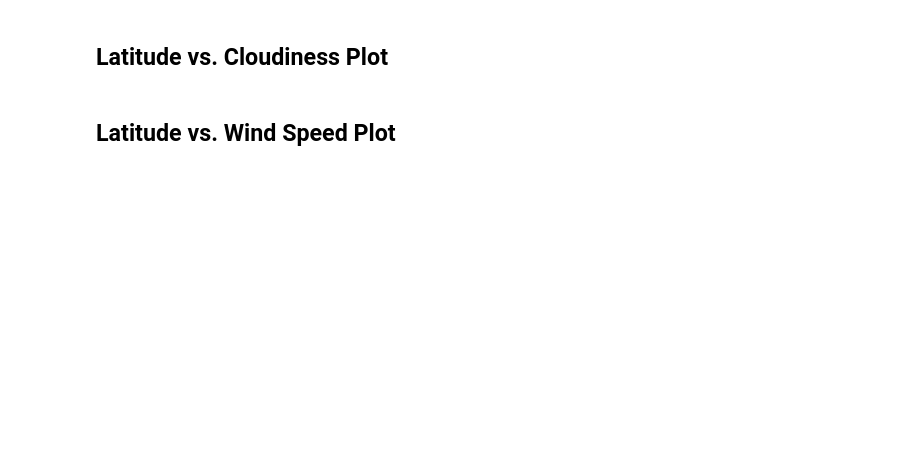
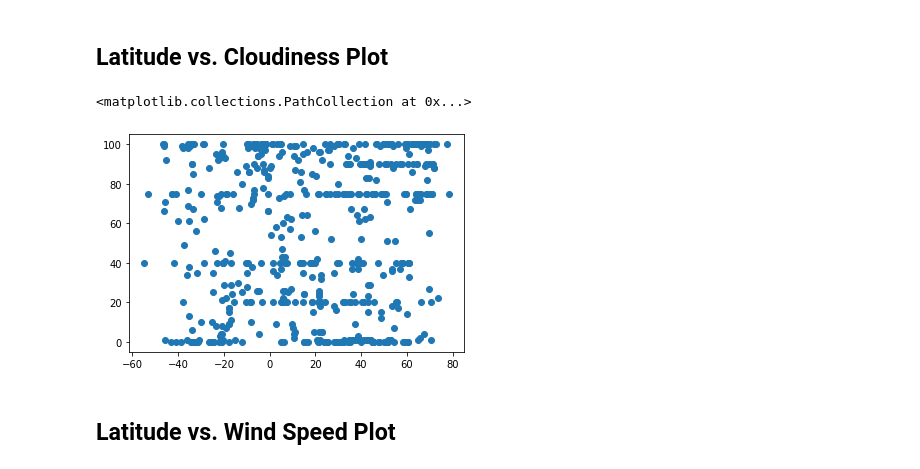
Before and after one commit to jleibfried/python-api-challenge, a Jupyter notebook: WeatherPy/WeatherPy.ipynb, the cells around one changed output. Cells and saved outputs as stored; diff of their text form; code cells hidden in the pictures; blank space fills up the shorter version.

```diff
--- a/WeatherPy/WeatherPy.ipynb
+++ b/WeatherPy/WeatherPy.ipynb
@@ -162,4 +221,9 @@ Skip this step if there are no cities that have humidity > 100%.
 # %% [markdown]
 ## Latitude vs. Cloudiness Plot
+# %%
+plt.scatter(notTooHumid.Latitude, notTooHumid.Cloudiness)
+# %% [output]
+<matplotlib.collections.PathCollection at 0x...>
+[figure, added]
 # %% [markdown]
 ## Latitude vs. Wind Speed Plot
```
Also changed, not shown: parts of 19 cells of this notebook.
